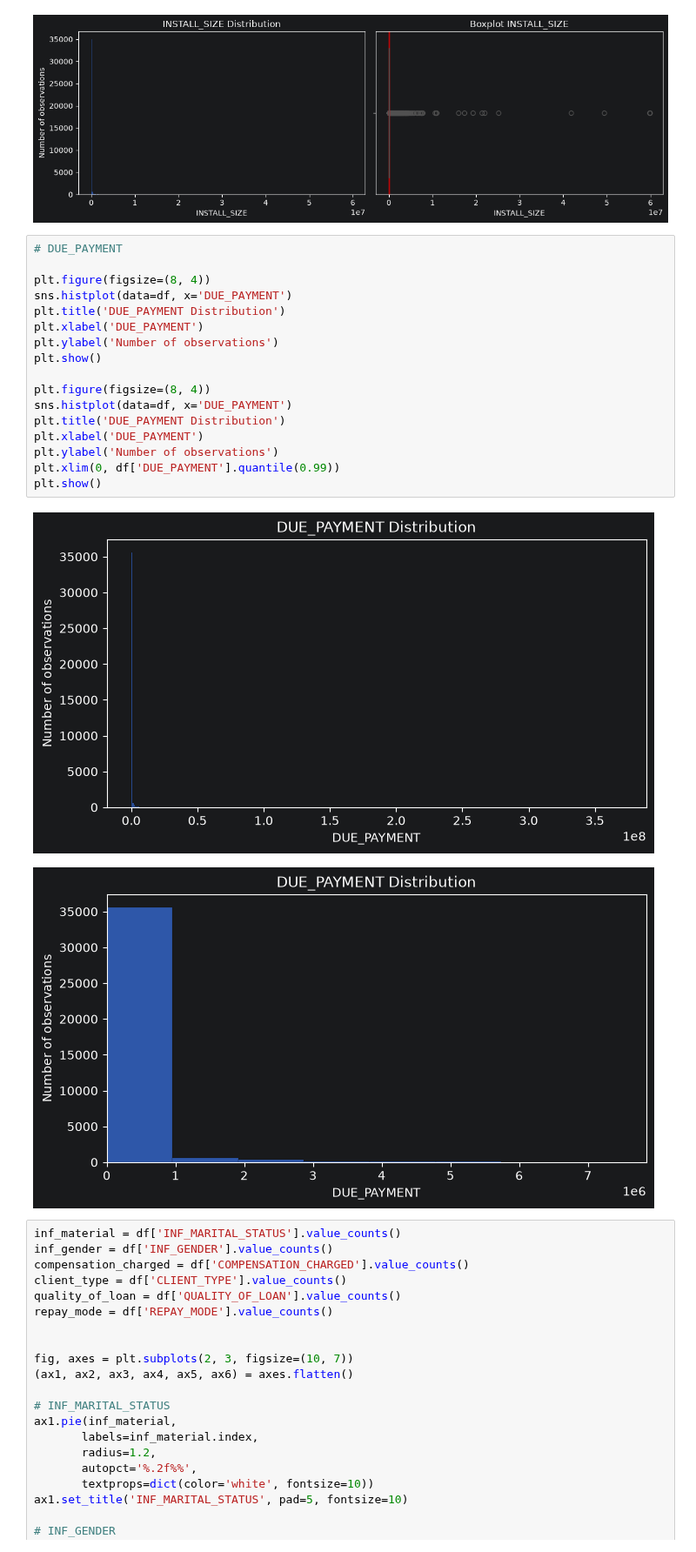
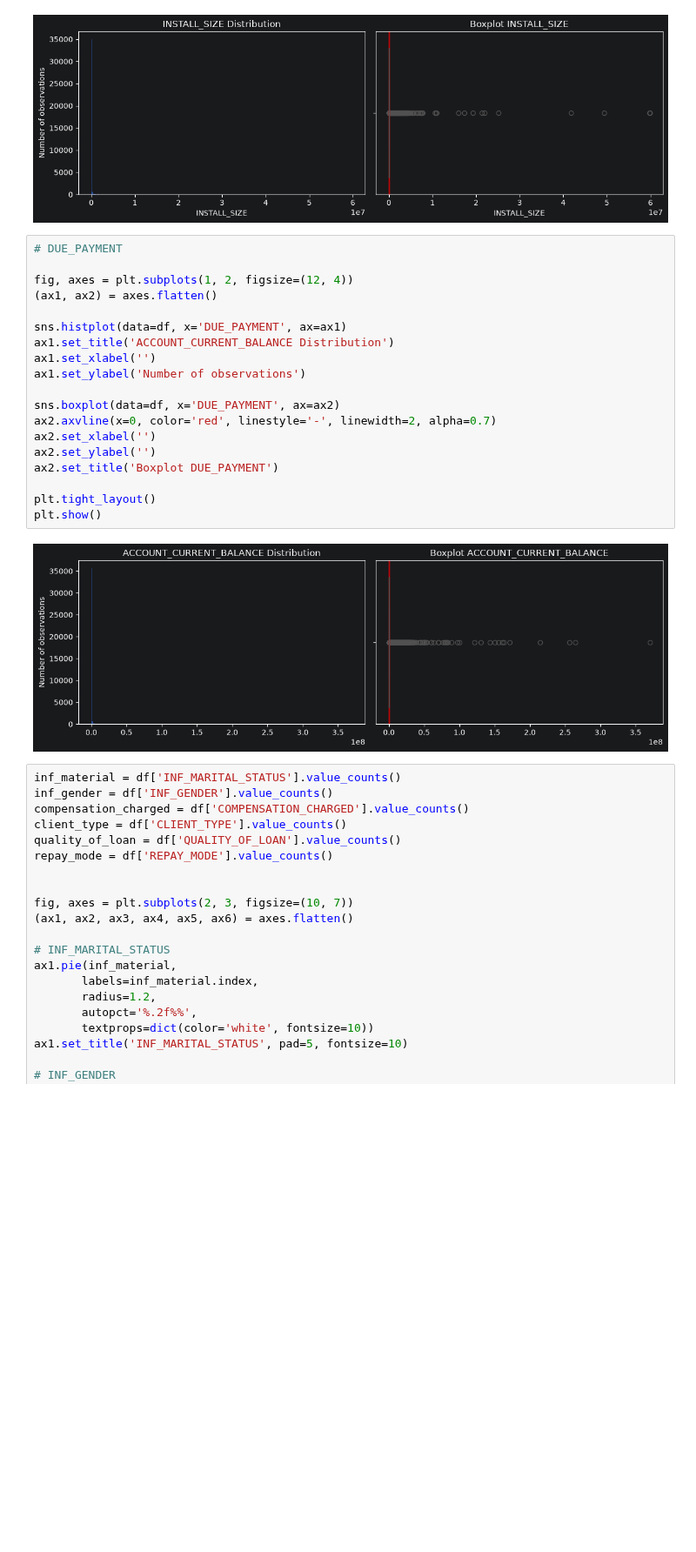
Before and after one commit to blbl-blbl/kaggle-Credit-Risk-Dataset, a Jupyter notebook: notebooks/01_eda.ipynb, the cells around one changed output. Shown at 87% size. Drawn from its saved outputs; the diff is of its cells as text; blank space fills up the shorter version.

```diff
--- a/notebooks/01_eda.ipynb
+++ b/notebooks/01_eda.ipynb
@@ -249,26 +251,27 @@ plt.tight_layout()
 plt.show()
 # %% [output]
 [figure]
-# %%
-# DUE_PAYMENT
-
-plt.figure(figsize=(8, 4))
-sns.histplot(data=df, x='DUE_PAYMENT')
-plt.title('DUE_PAYMENT Distribution')
-plt.xlabel('DUE_PAYMENT')
-plt.ylabel('Number of observations')
-plt.show()
-
-plt.figure(figsize=(8, 4))
-sns.histplot(data=df, x='DUE_PAYMENT')
-plt.title('DUE_PAYMENT Distribution')
-plt.xlabel('DUE_PAYMENT')
-plt.ylabel('Number of observations')
-plt.xlim(0, df['DUE_PAYMENT'].quantile(0.99))
-plt.show()
-# %% [output]
-[figure, removed]
-[figure, removed]
+# %%
+# DUE_PAYMENT
+
+fig, axes = plt.subplots(1, 2, figsize=(12, 4))
+(ax1, ax2) = axes.flatten()
+
+sns.histplot(data=df, x='DUE_PAYMENT', ax=ax1)
+ax1.set_title('ACCOUNT_CURRENT_BALANCE Distribution')
+ax1.set_xlabel('')
+ax1.set_ylabel('Number of observations')
+
+sns.boxplot(data=df, x='DUE_PAYMENT', ax=ax2)
+ax2.axvline(x=0, color='red', linestyle='-', linewidth=2, alpha=0.7)
+ax2.set_xlabel('')
+ax2.set_ylabel('')
+ax2.set_title('Boxplot DUE_PAYMENT')
+
+plt.tight_layout()
+plt.show()
+# %% [output]
+[figure, added]
 # %%
 inf_material = df['INF_MARITAL_STATUS'].value_counts()
 inf_gender = df['INF_GENDER'].value_counts()
```
Also changed, not shown: parts of 2 cells of this notebook.
